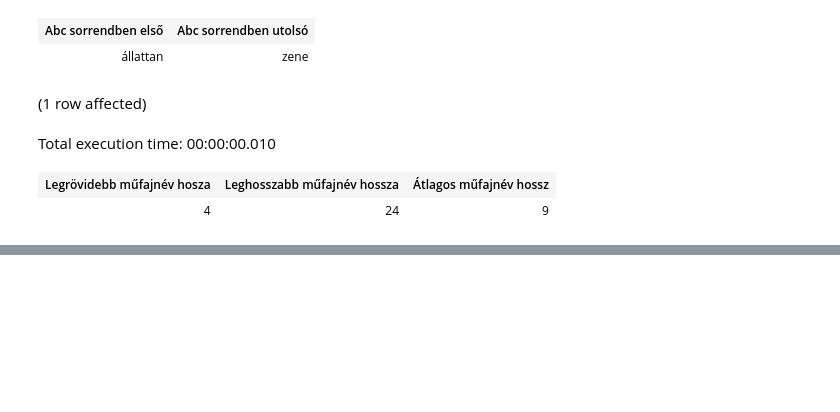
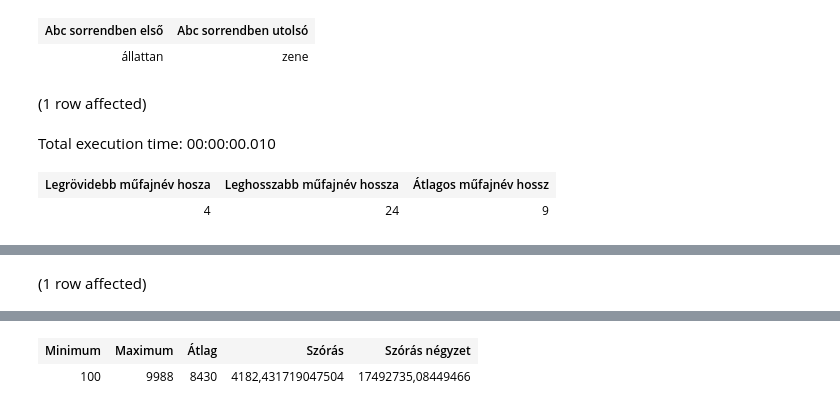
Before and after one commit to marinatoth/db_sql, a Jupyter notebook: hazi_adatprofilozas.ipynb, the cells around one changed output, grey strips where cells are left out. Drawn from its saved outputs; the diff is of its cells as text; code cells hidden in the pictures; blank space fills up the shorter version.

Commit message:
szam

```diff
--- a/hazi_adatprofilozas.ipynb
+++ b/hazi_adatprofilozas.ipynb
@@ -132,0 +159,15 @@ Total execution time: 00:00:00.010
+# %%
+SELECT MIN(iif(szam like '%-%',left(szam,CHARINDEX('-',szam)-1),iif(szam like '%,%',left(szam,CHARINDEX(',',szam)-1),szam)))
+AS 'Minimum' ,
+       MAX(iif(szam like '%-%',left(szam,CHARINDEX('-',szam)-1),iif(szam like '%,%',left(szam,CHARINDEX(',',szam)-1),szam)))
+       AS 'Maximum',
+       AVG(cast(iif(szam like '%-%',left(szam,CHARINDEX('-',szam)-1),iif(szam like '%,%',left(szam,CHARINDEX(',',szam)-1),szam))
+       as int)) AS 'Átlag',
+       STDEV(cast(iif(szam like '%-%',left(szam,CHARINDEX('-',szam)-1),iif(szam like '%,%',left(szam,CHARINDEX(',',szam)-1),szam))
+       as int)) AS 'Szórás',
+       VAR(cast(iif(szam like '%-%',left(szam,CHARINDEX('-',szam)-1),iif(szam like '%,%',left(szam,CHARINDEX(',',szam)-1),szam))
+       as int)) AS 'Szórás négyzet'
+FROM dvd
+WHERE szam IS NOT NULL
+# %% [output]
+(1 row affected)
@@ -132,0 +175,2 @@ Total execution time: 00:00:00.010
+| Minimum | Maximum | Átlag | Szórás | Szórás négyzet |
+| 100 | 9988 | 8430 | 4182,431719047504 | 17492735,08449466 |
```
Also changed, not shown: parts of 4 cells of this notebook.
